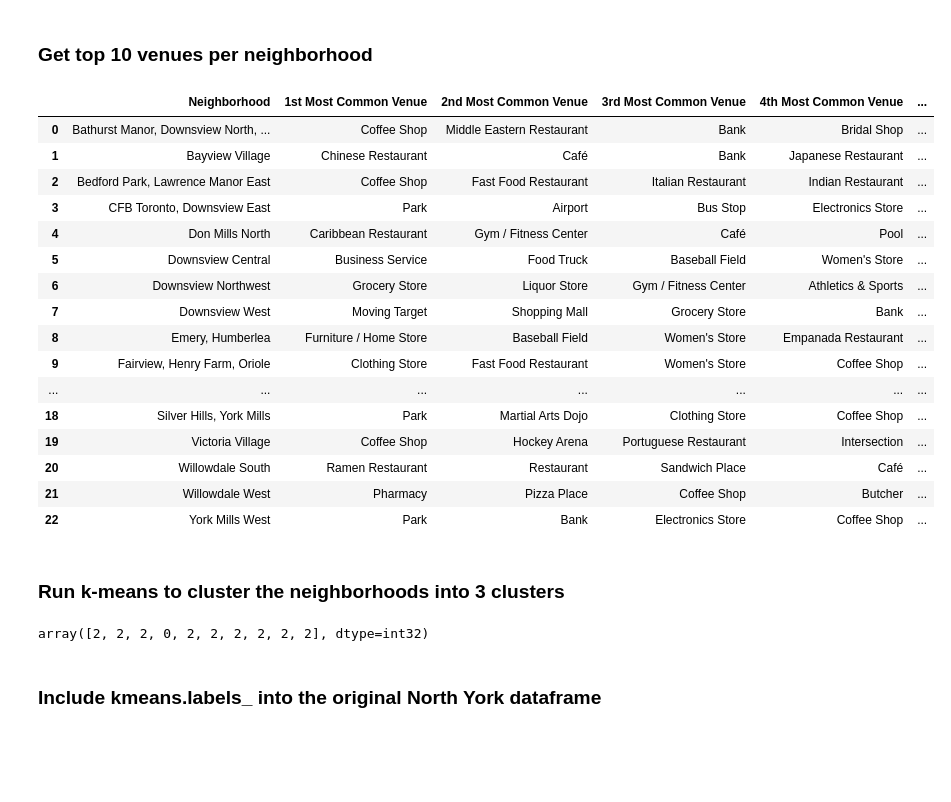
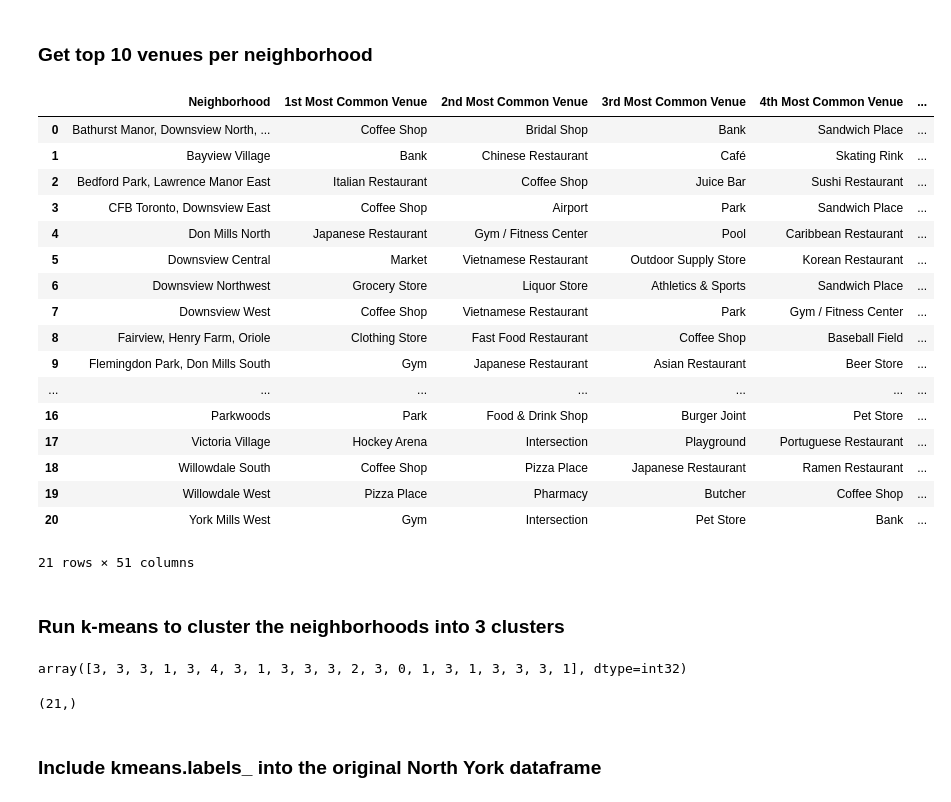
Before and after one commit to macio-matheus/analysis-geospatial-data, a Jupyter notebook: final_project.ipynb, the cells around one changed output. Drawn from its saved outputs; the diff is of its cells as text; code cells hidden in the pictures; blank space fills up the shorter version.

```diff
--- a/final_project.ipynb
+++ b/final_project.ipynb
@@ -72,8 +74,8 @@ map_toronto
 # %% [markdown]
 ### Create a new data frame with neighborhoods in North York
 # %%
-CLIENT_ID = 'foo' # your Foursquare ID
-CLIENT_SECRET = 'foo' # your Foursquare Secret
+CLIENT_ID = 'UOQZ3Z5EOT1H1QXV0X14VID1JIYYU1I0SIPFFTM1IYJQXFTU' # your Foursquare ID
+CLIENT_SECRET = 'VBAWSMC0XESLE1FFC5H3T4L1JDSWSRIGSWNDI3Z00YGODI1O' # your Foursquare Secret
 VERSION = '20180604'
 # %%
 nyork_data = df_toronto[df_toronto['Borough'] == 'North York'].reset_index(drop=True)
@@ -107,7 +109,7 @@ print('The geograpical coordinate of North York are {}, {}.'.format(latitude_nyo
 # %% [output]
 The geograpical coordinate of North York are 43.773077, -79.257774.
 # %%
-map_nyork = folium.Map(location=[latitude_nyork, longitude_nyork], zoom_start=13)
+map_nyork = folium.Map(location=[latitude_nyork, longitude_nyork], zoom_start=11)
 
 # add markers to map
 for lat, lng, label in zip(nyork_data['Latitude'], nyork_data['Longitude'], nyork_data['Neighborhood']):
@@ -204,7 +206,7 @@ print('{} venues were returned by Foursquare.'.format(nearby_venues.shape[0]))
 # %% [output]
 62 venues were returned by Foursquare.
 # %%
-def getNearbyVenues(names, latitudes, longitudes, radius=500):
+def getNearbyVenues(names, latitudes, longitudes, radius=700):
 
     venues_list=[]
     for name, lat, lng in zip(names, latitudes, longitudes):
@@ -364,61 +366,67 @@ def return_most_common_venues(row, num_top_venues):
 
     return row_categories_sorted.index.values[0:num_top_venues]
 # %%
-num_top_venues = 10
+num_top_venues = 50
 
 indicators = ['st', 'nd', 'rd']
 
 # create columns according to number of top venues
 columns = ['Neighborhood']
 for ind in np.arange(num_top_venues):
     try:
         columns.append('{}{} Most Common Venue'.format(ind+1, indicators[ind]))
     except:
         columns.append('{}th Most Common Venue'.format(ind+1))
 
 # create a new dataframe
 neighborhoods_venues_sorted = pd.DataFrame(columns=columns)
 neighborhoods_venues_sorted['Neighborhood'] = nyork_grouped['Neighborhood']
 
 for ind in np.arange(nyork_grouped.shape[0]):
     neighborhoods_venues_sorted.iloc[ind, 1:] = return_most_common_venues(nyork_grouped.iloc[ind, :], num_top_venues)
 
 neighborhoods_venues_sorted
 # %% [output]
 |  | Neighborhood | 1st Most Common Venue | 2nd Most Common Venue | 3rd Most Common Venue | 4th Most Common Venue | ... |
-| 0 | Bathurst Manor, Downsview North, ... | Coffee Shop | Middle Eastern Restaurant | Bank | Bridal Shop | ... |
-| 1 | Bayview Village | Chinese Restaurant | Café | Bank | Japanese Restaurant | ... |
-| 2 | Bedford Park, Lawrence Manor East | Coffee Shop | Fast Food Restaurant | Italian Restaurant | Indian Restaurant | ... |
-| 3 | CFB Toronto, Downsview East | Park | Airport | Bus Stop | Electronics Store | ... |
-| 4 | Don Mills North | Caribbean Restaurant | Gym / Fitness Center | Café | Pool | ... |
-| 5 | Downsview Central | Business Service | Food Truck | Baseball Field | Women's Store | ... |
-| 6 | Downsview Northwest | Grocery Store | Liquor Store | Gym / Fitness Center | Athletics & Sports | ... |
-| 7 | Downsview West | Moving Target | Shopping Mall | Grocery Store | Bank | ... |
-| 8 | Emery, Humberlea | Furniture / Home Store | Baseball Field | Women's Store | Empanada Restaurant | ... |
-| 9 | Fairview, Henry Farm, Oriole | Clothing Store | Fast Food Restaurant | Women's Store | Coffee Shop | ... |
+| 0 | Bathurst Manor, Downsview North, ... | Coffee Shop | Bridal Shop | Bank | Sandwich Place | ... |
+| 1 | Bayview Village | Bank | Chinese Restaurant | Café | Skating Rink | ... |
+| 2 | Bedford Park, Lawrence Manor East | Italian Restaurant | Coffee Shop | Juice Bar | Sushi Restaurant | ... |
+| 3 | CFB Toronto, Downsview East | Coffee Shop | Airport | Park | Sandwich Place | ... |
+| 4 | Don Mills North | Japanese Restaurant | Gym / Fitness Center | Pool | Caribbean Restaurant | ... |
+| 5 | Downsview Central | Market | Vietnamese Restaurant | Outdoor Supply Store | Korean Restaurant | ... |
+| 6 | Downsview Northwest | Grocery Store | Liquor Store | Athletics & Sports | Sandwich Place | ... |
+| 7 | Downsview West | Coffee Shop | Vietnamese Restaurant | Park | Gym / Fitness Center | ... |
+| 8 | Fairview, Henry Farm, Oriole | Clothing Store | Fast Food Restaurant | Coffee Shop | Baseball Field | ... |
+| 9 | Flemingdon Park, Don Mills South | Gym | Japanese Restaurant | Asian Restaurant | Beer Store | ... |
 | ... | ... | ... | ... | ... | ... | ... |
-| 18 | Silver Hills, York Mills | Park | Martial Arts Dojo | Clothing Store | Coffee Shop | ... |
-| 19 | Victoria Village | Coffee Shop | Hockey Arena | Portuguese Restaurant | Intersection | ... |
-| 20 | Willowdale South | Ramen Restaurant | Restaurant | Sandwich Place | Café | ... |
-| 21 | Willowdale West | Pharmacy | Pizza Place | Coffee Shop | Butcher | ... |
-| 22 | York Mills West | Park | Bank | Electronics Store | Coffee Shop | ... |
+| 16 | Parkwoods | Park | Food & Drink Shop | Burger Joint | Pet Store | ... |
+| 17 | Victoria Village | Hockey Arena | Intersection | Playground | Portuguese Restaurant | ... |
+| 18 | Willowdale South | Coffee Shop | Pizza Place | Japanese Restaurant | Ramen Restaurant | ... |
+| 19 | Willowdale West | Pizza Place | Pharmacy | Butcher | Coffee Shop | ... |
+| 20 | York Mills West | Gym | Intersection | Pet Store | Bank | ... |
+21 rows × 51 columns
 # %% [markdown]
 ### Run k-means to cluster the neighborhoods into 3 clusters
 # %%
 # import k-means from clustering stage
 from sklearn.cluster import KMeans
 
-nyork_data = nyork_data.drop(16)
+nyork_data = nyork_data[0:21]
+#nyork_data = nyork_data.drop(16)
 # set number of clusters
-kclusters = 3
+kclusters = 5
 nyork_grouped_clustering = nyork_grouped.drop('Neighborhood', 1)
 # run k-means clustering
 kmeans = KMeans(n_clusters=kclusters, random_state=0).fit(nyork_grouped_clustering)
 
 # check cluster labels generated for each row in the dataframe
-kmeans.labels_[0:10]
+kmeans.labels_[0:30]
 # %% [output]
-array([2, 2, 2, 0, 2, 2, 2, 2, 2, 2], dtype=int32)
+array([3, 3, 3, 1, 3, 4, 3, 1, 3, 3, 3, 2, 3, 0, 1, 3, 1, 3, 3, 3, 1], dtype=int32)
+# %%
+kmeans.labels_.shape
+# %% [output]
+(21,)
 # %% [markdown]
 ### Include kmeans.labels_ into the original North York dataframe
 # %%
```
Also changed, not shown: parts of 16 cells of this notebook, 3 other files.
